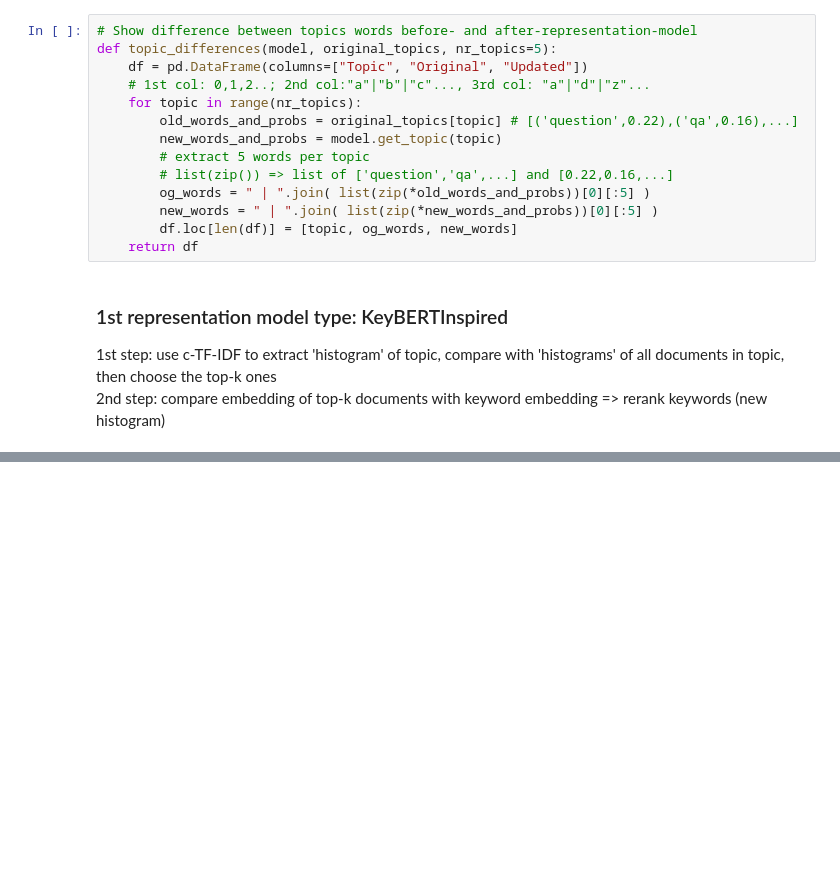
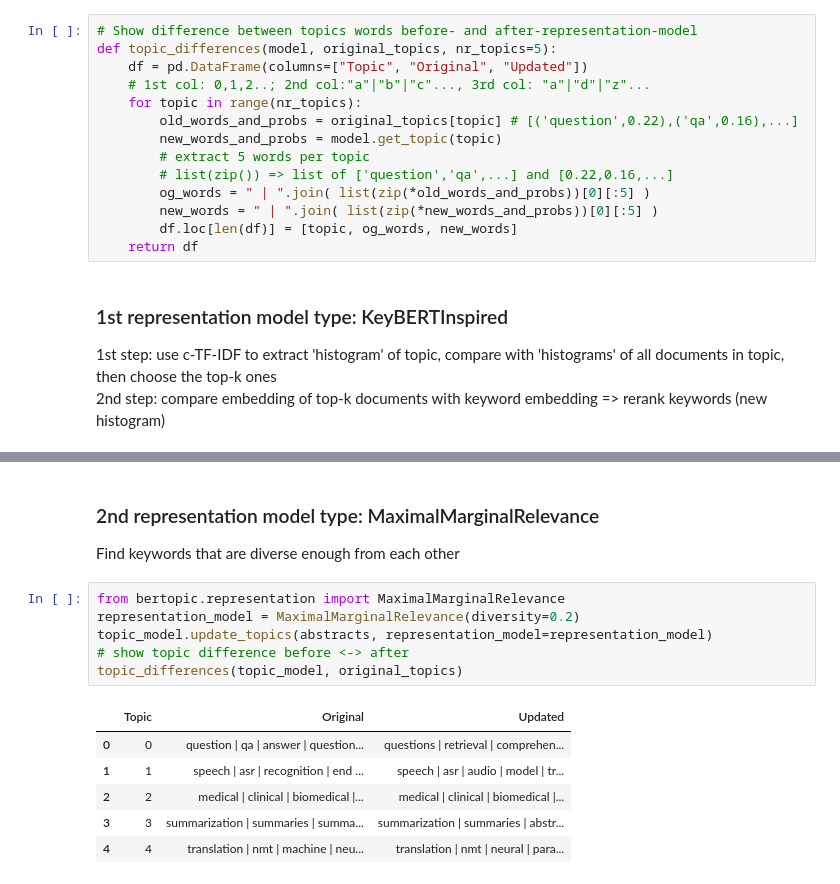
Before and after one commit to PHM1605/hands-on-large-language-models-alammar, a Jupyter notebook: chapter5/arxiv.ipynb, the cells around one changed output, grey strips where cells are left out. Cells and saved outputs as stored; diff of their text form; blank space fills up the shorter version.

```diff
--- a/chapter5/arxiv.ipynb
+++ b/chapter5/arxiv.ipynb
@@ -276,0 +240,16 @@ topic_differences(topic_model, original_topics)
+# %% [markdown]
+### 2nd representation model type: MaximalMarginalRelevance
+Find keywords that are diverse enough from each other
+# %%
+from bertopic.representation import MaximalMarginalRelevance
+representation_model = MaximalMarginalRelevance(diversity=0.2)
+topic_model.update_topics(abstracts, representation_model=representation_model)
+# show topic difference before <-> after
+topic_differences(topic_model, original_topics)
+# %% [output]
+|  | Topic | Original | Updated |
+| 0 | 0 | question | qa | answer | question... | questions | retrieval | comprehen... |
+| 1 | 1 | speech | asr | recognition | end ... | speech | asr | audio | model | tr... |
+| 2 | 2 | medical | clinical | biomedical |... | medical | clinical | biomedical |... |
+| 3 | 3 | summarization | summaries | summa... | summarization | summaries | abstr... |
+| 4 | 4 | translation | nmt | machine | neu... | translation | nmt | neural | para... |
```
Also changed, not shown: parts of 18 cells of this notebook, 4 other files.
